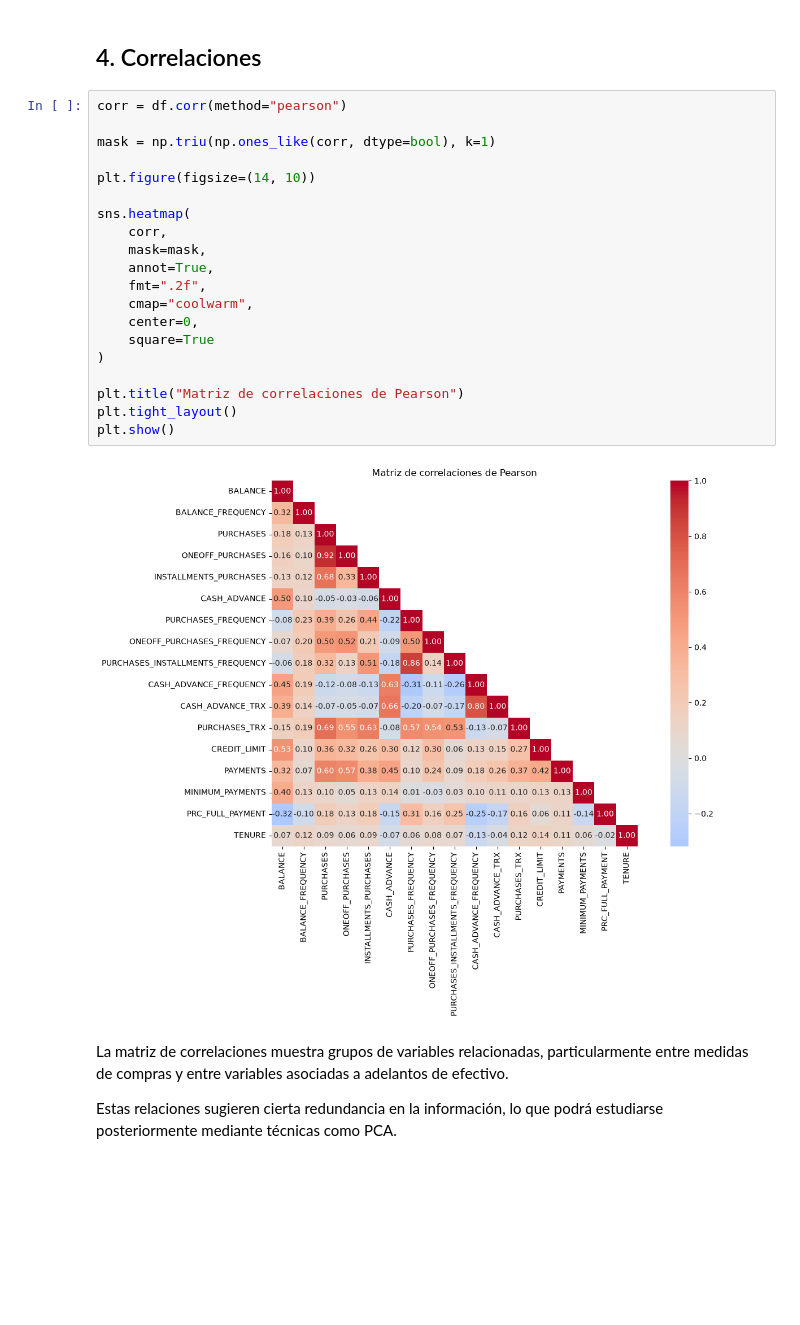
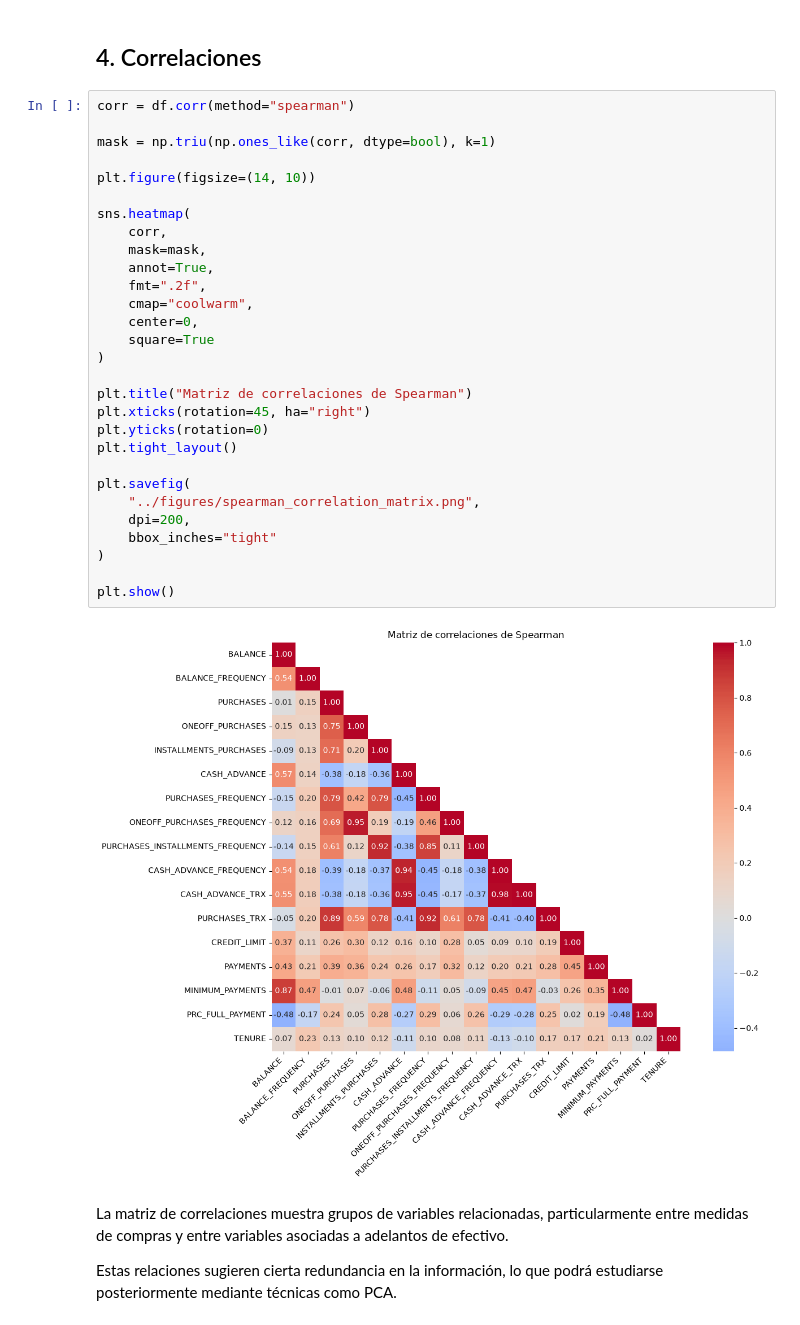
Before and after one commit to gonzalobello77/customer-segmentation, a Jupyter notebook: notebooks/01_data_preparation.ipynb, the cells around one changed output. Cells and saved outputs as stored; diff of their text form; blank space fills up the shorter version.

```diff
--- a/notebooks/01_data_preparation.ipynb
+++ b/notebooks/01_data_preparation.ipynb
@@ -263,27 +263,36 @@ Los boxplots exponen presencia de numerosos valores extremos, especialmente en v
 # %% [markdown]
 ## 4. Correlaciones
 # %%
-corr = df.corr(method="pearson")
+corr = df.corr(method="spearman")
 
 mask = np.triu(np.ones_like(corr, dtype=bool), k=1)
 
 plt.figure(figsize=(14, 10))
 
 sns.heatmap(
     corr,
     mask=mask,
     annot=True,
     fmt=".2f",
     cmap="coolwarm",
     center=0,
     square=True
 )
 
-plt.title("Matriz de correlaciones de Pearson")
+plt.title("Matriz de correlaciones de Spearman")
+plt.xticks(rotation=45, ha="right")
+plt.yticks(rotation=0)
 plt.tight_layout()
+
+plt.savefig(
+    "../figures/spearman_correlation_matrix.png",
+    dpi=200,
+    bbox_inches="tight"
+)
+
 plt.show()
 # %% [output]
-[figure, old version]
+[figure, new version]
 # %% [markdown]
 La matriz de correlaciones muestra grupos de variables relacionadas, particularmente entre medidas de compras y entre variables asociadas a adelantos de efectivo.
 
```
Also changed, not shown: 9 other files.
